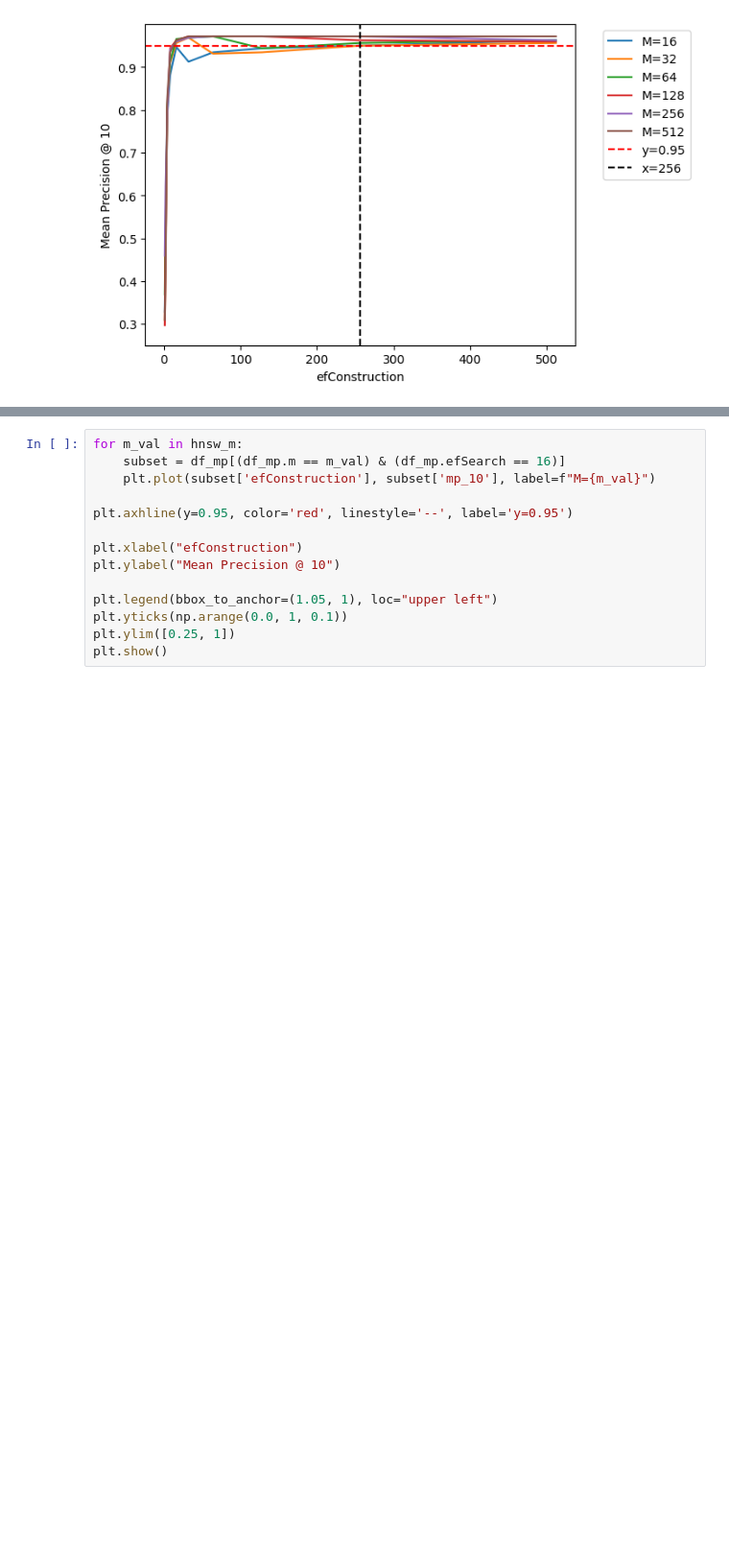
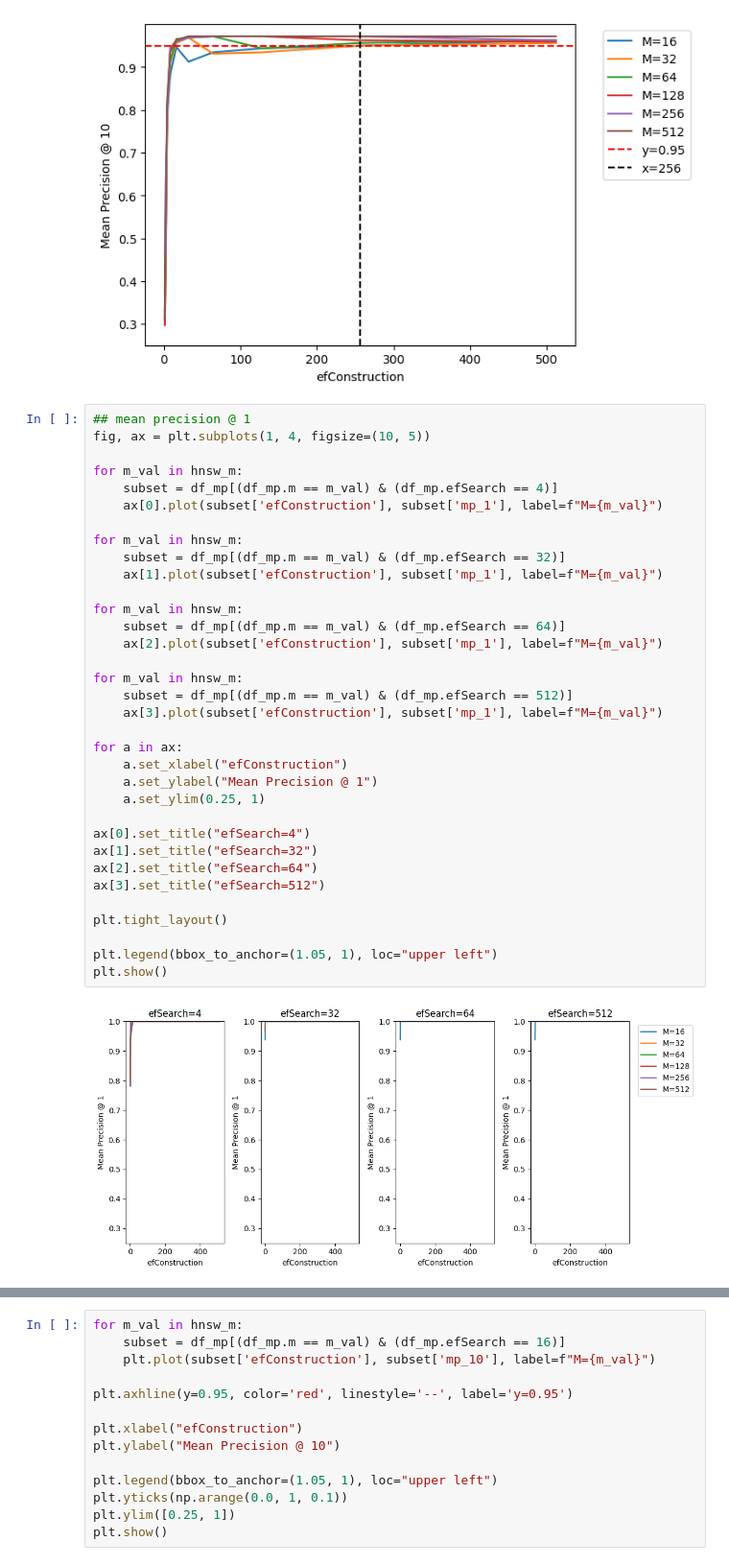
Before and after one commit to jinruiiii/sc4020-project-1, a Jupyter notebook: scripts/starbucks_hnsw_analysis.ipynb, the cells around one changed output, grey strips where cells are left out. Shown at 96% size. Drawn from its saved outputs; the diff is of its cells as text; blank space fills up the shorter version.

Commit message:
added extra starbucks hnsw plots

```diff
--- a/scripts/starbucks_hnsw_analysis.ipynb
+++ b/scripts/starbucks_hnsw_analysis.ipynb
@@ -104,3 +104,39 @@ plt.ylim([0.25, 1])
 plt.show()
 # %% [output]
 [figure]
+# %%
+## mean precision @ 1
+fig, ax = plt.subplots(1, 4, figsize=(10, 5))
+
+for m_val in hnsw_m:
+    subset = df_mp[(df_mp.m == m_val) & (df_mp.efSearch == 4)]
+    ax[0].plot(subset['efConstruction'], subset['mp_1'], label=f"M={m_val}")
+
+for m_val in hnsw_m:
+    subset = df_mp[(df_mp.m == m_val) & (df_mp.efSearch == 32)]
+    ax[1].plot(subset['efConstruction'], subset['mp_1'], label=f"M={m_val}")
+
+for m_val in hnsw_m:
+    subset = df_mp[(df_mp.m == m_val) & (df_mp.efSearch == 64)]
+    ax[2].plot(subset['efConstruction'], subset['mp_1'], label=f"M={m_val}")
+
+for m_val in hnsw_m:
+    subset = df_mp[(df_mp.m == m_val) & (df_mp.efSearch == 512)]
+    ax[3].plot(subset['efConstruction'], subset['mp_1'], label=f"M={m_val}")
+
+for a in ax:
+    a.set_xlabel("efConstruction")
+    a.set_ylabel("Mean Precision @ 1")
+    a.set_ylim(0.25, 1)
+
+ax[0].set_title("efSearch=4")
+ax[1].set_title("efSearch=32")
+ax[2].set_title("efSearch=64")
+ax[3].set_title("efSearch=512")
+
+plt.tight_layout()
+
+plt.legend(bbox_to_anchor=(1.05, 1), loc="upper left")
+plt.show()
+# %% [output]
+[figure, added]
```
Also changed, not shown: parts of 12 cells of this notebook, 1 other file.
